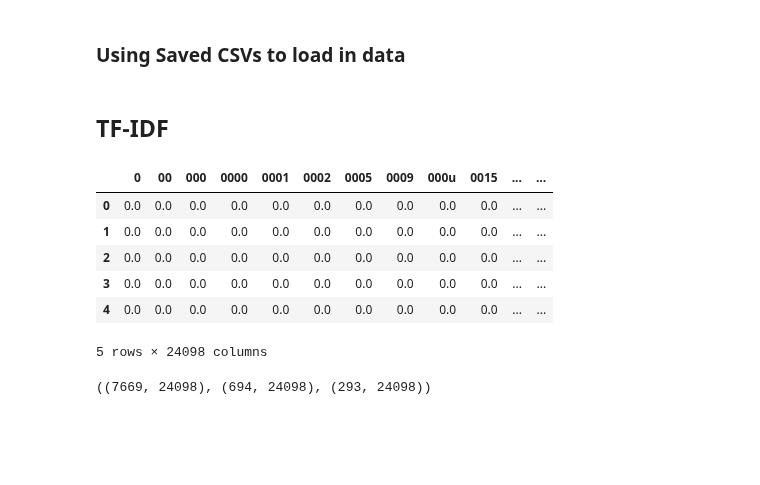
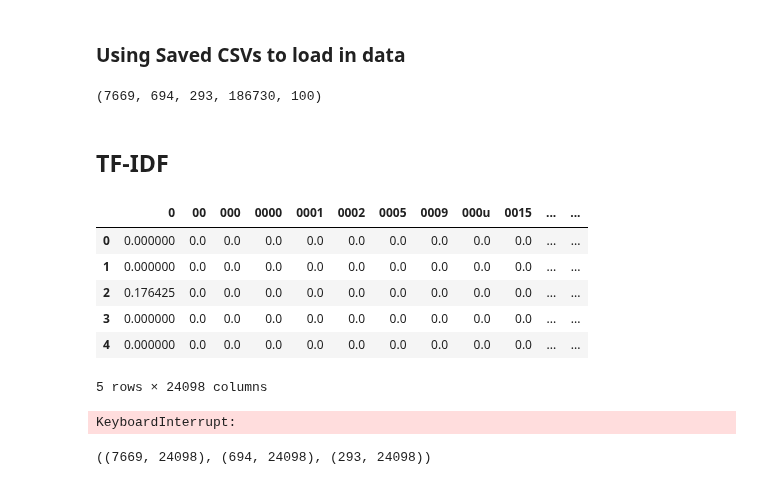
Before and after one commit to anaconda121/NeuraHealth, a Jupyter notebook: Modeling/TFIDF with Regularized Logistic Regression.ipynb, the cells around one changed output. Saved outputs shown, nothing was run; the diff lists cells and outputs as text; code cells hidden in the pictures; blank space fills up the shorter version.

Commit message:
extracted 100 sequence CSV which simulates real world sample

```diff
--- a/Modeling/TFIDF with Regularized Logistic Regression.ipynb
+++ b/Modeling/TFIDF with Regularized Logistic Regression.ipynb
@@ -57,8 +57,8 @@ manual_review.head()
 | 3 | 95 | Z10492528 | nancial management services: none... | nancial management Services: none... | 0 |
 | 4 | 106 | Z7656517 | 2 | 1 time: 1 | 0 time: 0) 3. “ar... | 2 | 1 time: 1 | 0 time: 0) 3. “Ar... | 0 |
 # %%
-# sample = pd.read_csv(r"C:\Users\tanis\Dropbox (Partners HealthCare)\NLP\Tanish\BigDataSets\Sampling\sample_8_12.csv")
-#         # pd.read_csv("Storage/Data/20K_sample.csv")
-# sample = sample[["PatientID", "regex_sent"]]
-# sample.columns = ['patient_id', 'sequence']
-# sample.head()
+sample = pd.read_csv(r"C:\Users\MIND_DS\Dropbox (Partners HealthCare)\NLP\Tanish\BigDataSets\Sampling\sample_8_12.csv")
+        # pd.read_csv("Storage/Data/20K_sample.csv")
+sample = sample[["PatientID", "regex_sent"]]
+sample.columns = ['patient_id', 'sequence']
+sample.head()
@@ -64,0 +72,3 @@ manual_review.head()
+# %%
+real_world_sample = pd.read_csv(r"C:\Users\MIND_DS\Dropbox (Partners HealthCare)\NLP\Tanish\APOE-SLAT\Modeling\Storage\Analysis\real_world_sample.csv")
+real_world_sample.head()
@@ -126,31 +143,39 @@ X_test = pd.read_csv(r"C:\Users\MIND_DS\Dropbox (Partners HealthCare)\NLP\Tanish
 y_test = X_test["annotator_label"]
 X_test = X_test["sequence"]
 # %%
-# X_sample = sample['sequence']
+X_sample = sample['sequence']
+# %%
+X_real_world = real_world_sample["sequence"]
+# %%
+len(X_train), len(X_valid), len(X_test), len(X_sample), len(X_real_world)
+# %% [output]
+(7669, 694, 293, 186730, 100)
 # %% [markdown]
 ## TF-IDF
 # %%
 # Initialize a TfidfVectorizer object: tfidf_vectorizer
 tfidf_vectorizer = TfidfVectorizer(stop_words="english",analyzer='word', token_pattern=r'\b[A-Za-z0-9]+\b')
 tfidf_train= tfidf_vectorizer.fit_transform(X_train)
 tfidf_valid = tfidf_vectorizer.transform(X_valid)
 tfidf_test = tfidf_vectorizer.transform(X_test)
-#tfidf_sample = tfidf_vectorizer.transform(X_sample)
+tfidf_sample = tfidf_vectorizer.transform(X_sample)
+tfidf_real_world = tfidf_vectorizer.transform(X_real_world)
 
 # Create the TfidfVectorizer DataFrame: tfidf_df
 tfidf_train = pd.DataFrame(tfidf_train.A, columns = tfidf_vectorizer.get_feature_names())
 tfidf_valid = pd.DataFrame(tfidf_valid.A, columns = tfidf_vectorizer.get_feature_names())
 tfidf_test = pd.DataFrame(tfidf_test.A, columns = tfidf_vectorizer.get_feature_names())
-#tfidf_sample = pd.DataFrame(tfidf_sample.A, columns = tfidf_vectorizer.get_feature_names())
+tfidf_sample = pd.DataFrame(tfidf_sample.A, columns = tfidf_vectorizer.get_feature_names())
+tfidf_real_world = pd.DataFrame(tfidf_real_world.A, columns = tfidf_vectorizer.get_feature_names())
 
-tfidf_test.head()
+tfidf_real_world.head()
 # %% [output]
 |  | 0 | 00 | 000 | 0000 | 0001 | 0002 | 0005 | 0009 | 000u | 0015 | ... | ... |
-| 0 | 0.0 | 0.0 | 0.0 | 0.0 | 0.0 | 0.0 | 0.0 | 0.0 | 0.0 | 0.0 | ... | ... |
-| 1 | 0.0 | 0.0 | 0.0 | 0.0 | 0.0 | 0.0 | 0.0 | 0.0 | 0.0 | 0.0 | ... | ... |
-| 2 | 0.0 | 0.0 | 0.0 | 0.0 | 0.0 | 0.0 | 0.0 | 0.0 | 0.0 | 0.0 | ... | ... |
-| 3 | 0.0 | 0.0 | 0.0 | 0.0 | 0.0 | 0.0 | 0.0 | 0.0 | 0.0 | 0.0 | ... | ... |
-| 4 | 0.0 | 0.0 | 0.0 | 0.0 | 0.0 | 0.0 | 0.0 | 0.0 | 0.0 | 0.0 | ... | ... |
+| 0 | 0.000000 | 0.0 | 0.0 | 0.0 | 0.0 | 0.0 | 0.0 | 0.0 | 0.0 | 0.0 | ... | ... |
+| 1 | 0.000000 | 0.0 | 0.0 | 0.0 | 0.0 | 0.0 | 0.0 | 0.0 | 0.0 | 0.0 | ... | ... |
+| 2 | 0.176425 | 0.0 | 0.0 | 0.0 | 0.0 | 0.0 | 0.0 | 0.0 | 0.0 | 0.0 | ... | ... |
+| 3 | 0.000000 | 0.0 | 0.0 | 0.0 | 0.0 | 0.0 | 0.0 | 0.0 | 0.0 | 0.0 | ... | ... |
+| 4 | 0.000000 | 0.0 | 0.0 | 0.0 | 0.0 | 0.0 | 0.0 | 0.0 | 0.0 | 0.0 | ... | ... |
 5 rows × 24098 columns
 # %%
 tfidf_train.to_csv(r"C:\Users\MIND_DS\Dropbox (Partners HealthCare)\NLP\Tanish\APOE-SLAT\Modeling\Storage\Data\tfidf_train_8_12.csv", index = False)
@@ -159,3 +186,7 @@ tfidf_test.to_csv(r"C:\Users\MIND_DS\Dropbox (Partners HealthCare)\NLP\Tanish\AP
+# %%
+tfidf_sample.to_csv(r"C:\Users\MIND_DS\Dropbox (Partners HealthCare)\NLP\Tanish\BigDataSets\tfidf_sample_8_12.csv", index = False)
+# %% [output]
+KeyboardInterrupt:
 # %%
 tfidf_train.shape, tfidf_valid.shape, tfidf_test.shape
 # %% [output]
```
Also changed, not shown: parts of 3 cells of this notebook, 1 other file.
